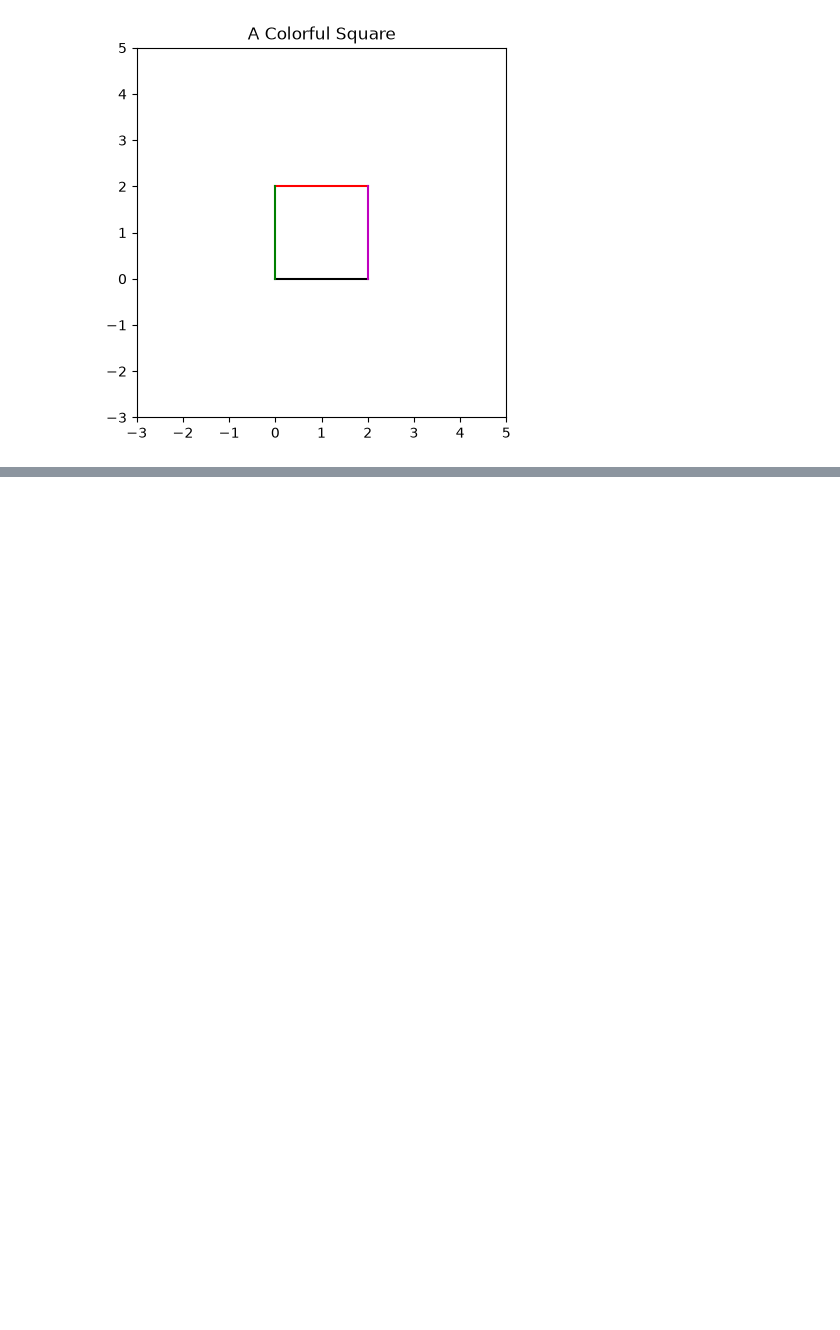
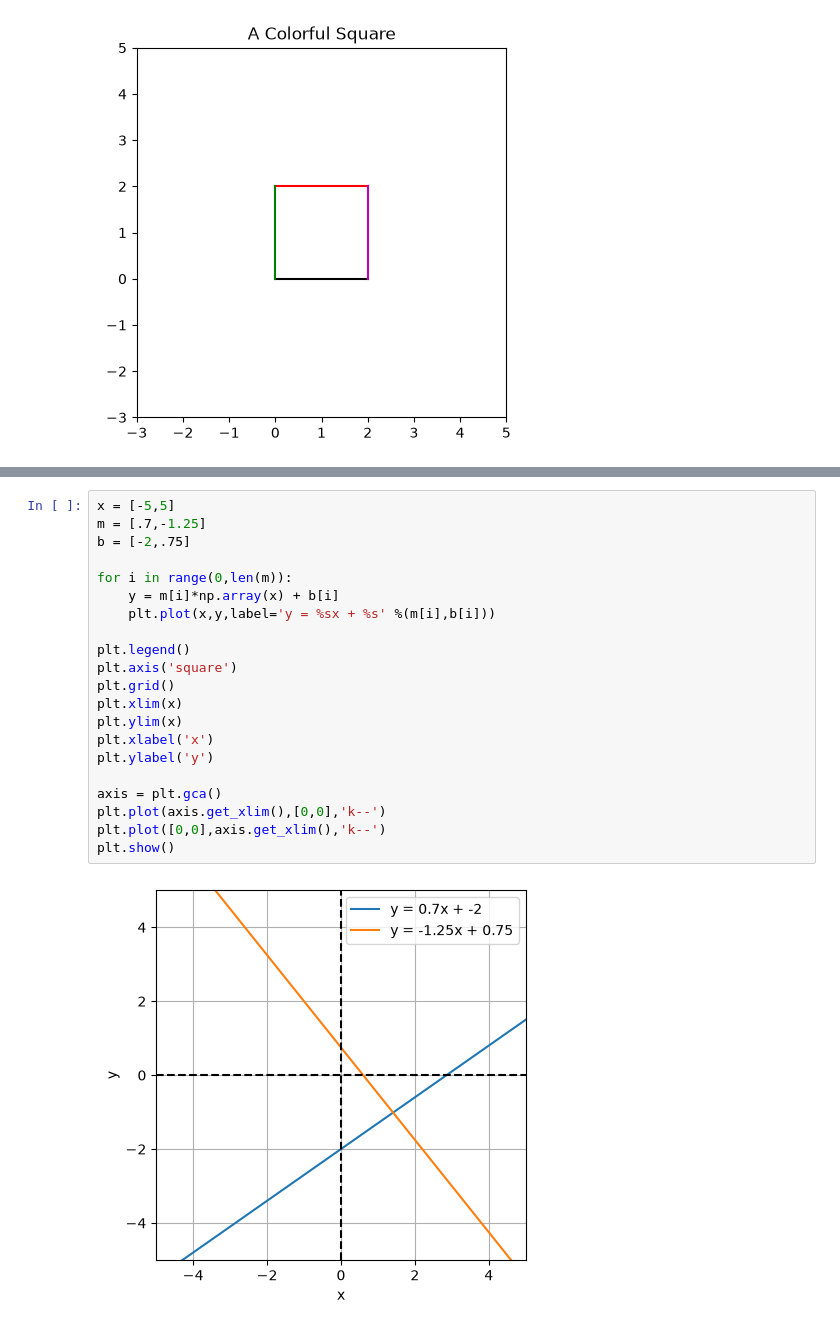
Before and after one commit to imageofyeshua/jupyter_projects, a Jupyter notebook: 35_visualization.ipynb, the cells around one changed output, grey strips where cells are left out. Saved outputs shown, nothing was run; the diff lists cells and outputs as text; blank space fills up the shorter version.

```diff
--- a/35_visualization.ipynb
+++ b/35_visualization.ipynb
@@ -104,0 +137,23 @@ plt.show()
+# %%
+x = [-5,5]
+m = [.7,-1.25]
+b = [-2,.75]
+
+for i in range(0,len(m)):
+    y = m[i]*np.array(x) + b[i]
+    plt.plot(x,y,label='y = %sx + %s' %(m[i],b[i]))
+
+plt.legend()
+plt.axis('square')
+plt.grid()
+plt.xlim(x)
+plt.ylim(x)
+plt.xlabel('x')
+plt.ylabel('y')
+
+axis = plt.gca()
+plt.plot(axis.get_xlim(),[0,0],'k--')
+plt.plot([0,0],axis.get_xlim(),'k--')
+plt.show()
+# %% [output]
+[figure, added]
```
Also changed, not shown: parts of 1 cell of this notebook.
